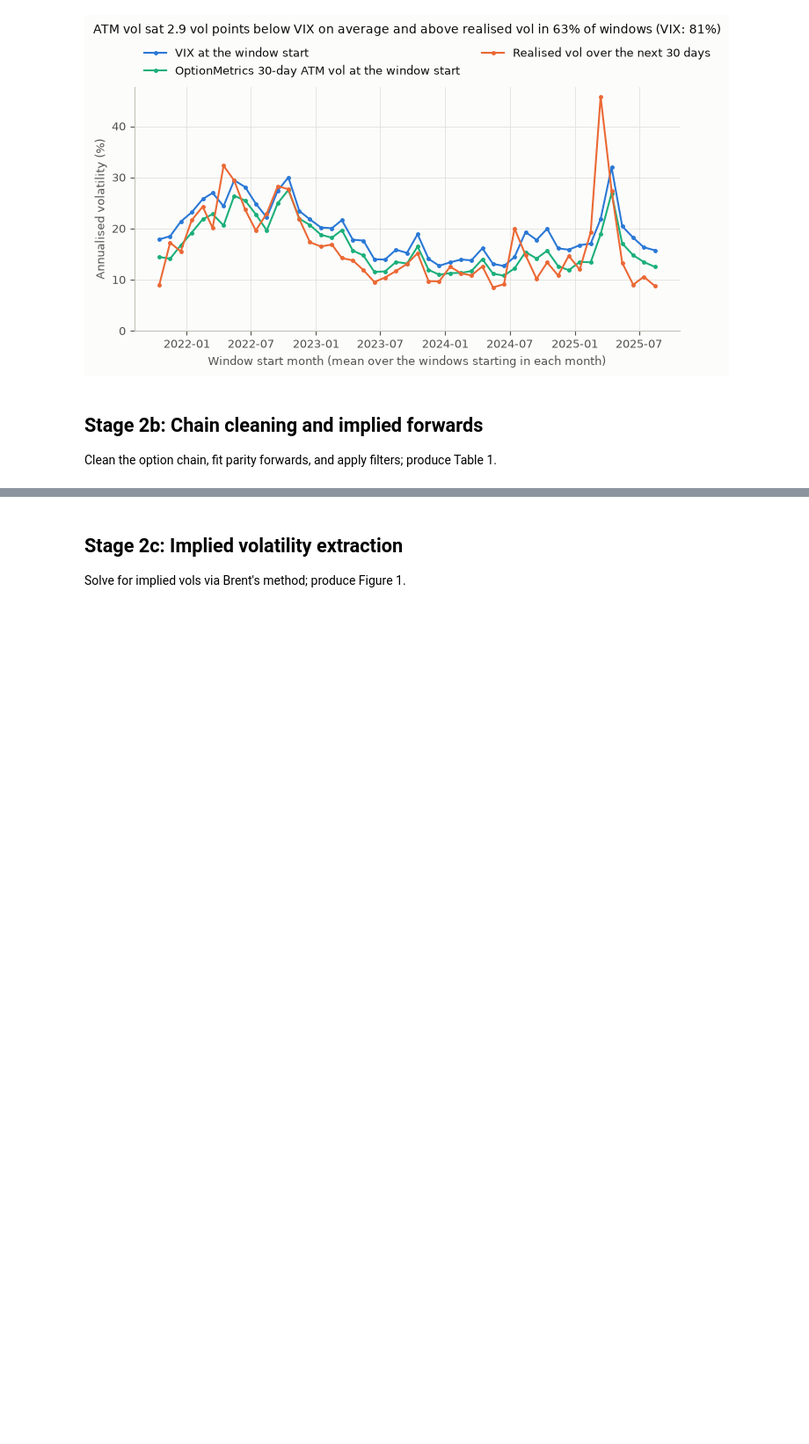
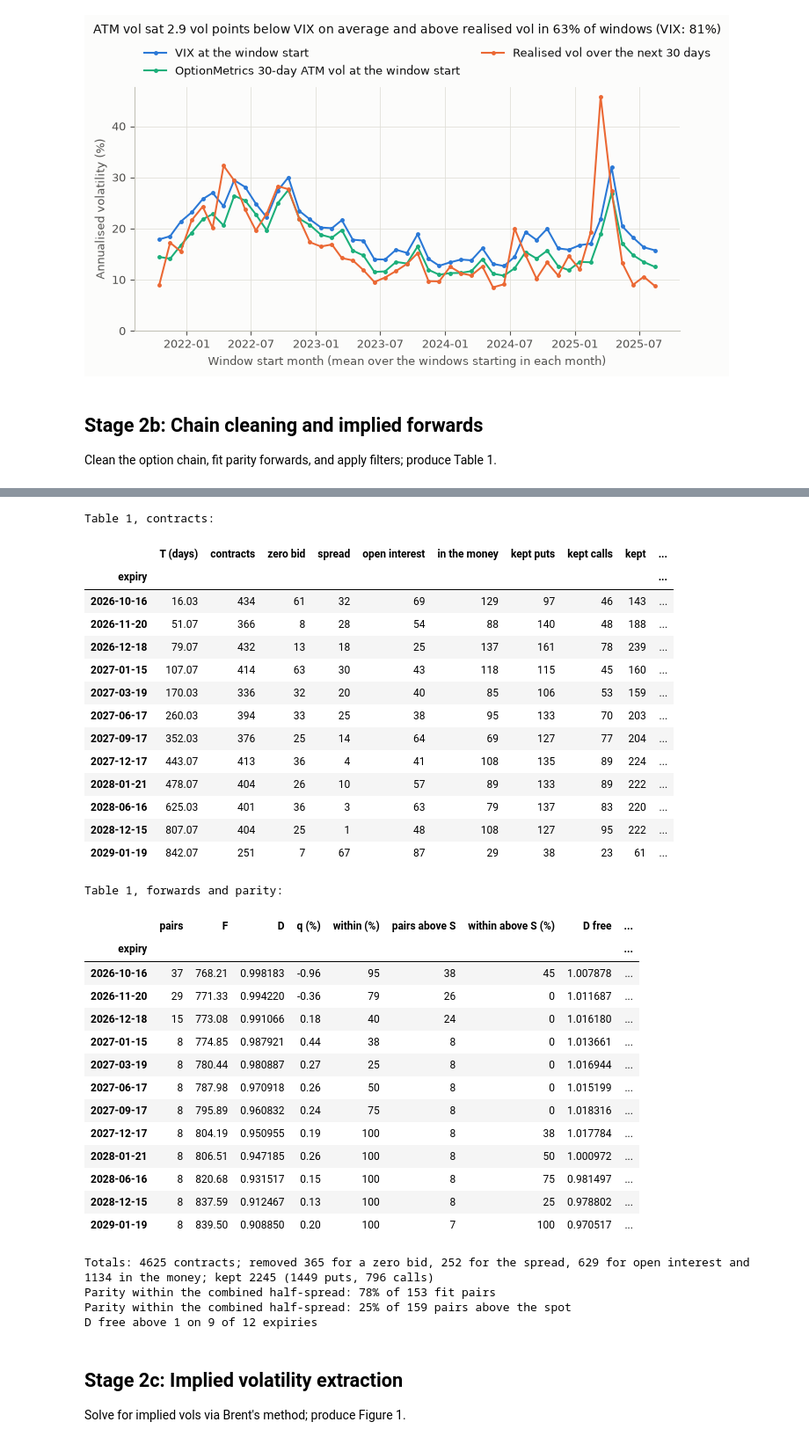
Before and after one commit to yogi-agarwal/vol-surface-delta-hedging, a Jupyter notebook: notebooks/analysis.ipynb, the cells around one changed output, grey strips where cells are left out. Shown at 88% size. Saved outputs shown, nothing was run; the diff lists cells and outputs as text; code cells hidden in the pictures; blank space fills up the shorter version.

Commit message:
stage2b: add Table 1 to the notebook

```diff
--- a/notebooks/analysis.ipynb
+++ b/notebooks/analysis.ipynb
@@ -1006,3 +1047,83 @@ Clean the option chain, fit parity forwards, and apply filters; produce Table 1.
+# %%
+table_1 = chain_summary(chain)
+table_1.index = table_1.index.strftime("%Y-%m-%d")
+removals = ["zero_bid", "spread", "open_interest", "in_the_money"]
+contracts_1 = table_1[["T_days", "contracts", *removals, "kept_puts", "kept_calls", "kept", "K_min", "K_max"]].rename(
+    columns={
+        "T_days": "T (days)", "zero_bid": "zero bid", "open_interest": "open interest",
+        "in_the_money": "in the money", "kept_puts": "kept puts", "kept_calls": "kept calls",
+        "K_min": "K min", "K_max": "K max",
+    }
+)
+print("Table 1, contracts:")
+with pd.option_context("display.float_format", "{:.2f}".format):
+    display(contracts_1)
+
+
+def percent(share):
+    """A share as a whole percentage, kept missing where the share is."""
+    return (100 * share).round().astype("Int64")
+
+
+forwards_1 = pd.DataFrame({
+    "pairs": table_1["pairs"],
+    "F": table_1["F"].round(2),
+    "D": table_1["D"].round(6),
+    "q (%)": (100 * table_1["q"]).round(2),
+    "within (%)": percent(table_1["within"]),
+    "pairs above S": table_1["pairs_upper"],
+    "within above S (%)": percent(table_1["within_upper"]),
+    "D free": table_1["D_free"].round(6),
+    "r free (%)": (100 * table_1["r_free"]).round(2),
+})
+print("Table 1, forwards and parity:")
+display(forwards_1)
+
+totals = table_1[["contracts", *removals, "kept_puts", "kept_calls", "kept"]].sum()
+print(
+    f"Totals: {totals['contracts']} contracts; removed {totals['zero_bid']} for a zero bid, {totals['spread']} for "
+    f"the spread, {totals['open_interest']} for open interest and {totals['in_the_money']} in the money; "
+    f"kept {totals['kept']} ({totals['kept_puts']} puts, {totals['kept_calls']} calls)"
+)
+for label, pairs, share in [("fit pairs", "pairs", "within"), ("pairs above the spot", "pairs_upper", "within_upper")]:
+    n = table_1[pairs].sum()
+    print(f"Parity within the combined half-spread: {(table_1[pairs] * table_1[share]).sum() / n:.0%} of {n} {label}")
+print(f"D free above 1 on {(table_1['D_free'] > 1).sum()} of {len(table_1)} expiries")
+# %% [output]
+Table 1, contracts:
+|  | T (days) | contracts | zero bid | spread | open interest | in the money | kept puts | kept calls | kept | ... |
+| expiry |  |  |  |  |  |  |  |  |  | ... |
+| 2026-10-16 | 16.03 | 434 | 61 | 32 | 69 | 129 | 97 | 46 | 143 | ... |
+| 2026-11-20 | 51.07 | 366 | 8 | 28 | 54 | 88 | 140 | 48 | 188 | ... |
+| 2026-12-18 | 79.07 | 432 | 13 | 18 | 25 | 137 | 161 | 78 | 239 | ... |
+| 2027-01-15 | 107.07 | 414 | 63 | 30 | 43 | 118 | 115 | 45 | 160 | ... |
+| 2027-03-19 | 170.03 | 336 | 32 | 20 | 40 | 85 | 106 | 53 | 159 | ... |
+| 2027-06-17 | 260.03 | 394 | 33 | 25 | 38 | 95 | 133 | 70 | 203 | ... |
+| 2027-09-17 | 352.03 | 376 | 25 | 14 | 64 | 69 | 127 | 77 | 204 | ... |
+| 2027-12-17 | 443.07 | 413 | 36 | 4 | 41 | 108 | 135 | 89 | 224 | ... |
+| 2028-01-21 | 478.07 | 404 | 26 | 10 | 57 | 89 | 133 | 89 | 222 | ... |
+| 2028-06-16 | 625.03 | 401 | 36 | 3 | 63 | 79 | 137 | 83 | 220 | ... |
+| 2028-12-15 | 807.07 | 404 | 25 | 1 | 48 | 108 | 127 | 95 | 222 | ... |
+| 2029-01-19 | 842.07 | 251 | 7 | 67 | 87 | 29 | 38 | 23 | 61 | ... |
+Table 1, forwards and parity:
+|  | pairs | F | D | q (%) | within (%) | pairs above S | within above S (%) | D free | ... |
+| expiry |  |  |  |  |  |  |  |  | ... |
+| 2026-10-16 | 37 | 768.21 | 0.998183 | -0.96 | 95 | 38 | 45 | 1.007878 | ... |
+| 2026-11-20 | 29 | 771.33 | 0.994220 | -0.36 | 79 | 26 | 0 | 1.011687 | ... |
+| 2026-12-18 | 15 | 773.08 | 0.991066 | 0.18 | 40 | 24 | 0 | 1.016180 | ... |
+| 2027-01-15 | 8 | 774.85 | 0.987921 | 0.44 | 38 | 8 | 0 | 1.013661 | ... |
+| 2027-03-19 | 8 | 780.44 | 0.980887 | 0.27 | 25 | 8 | 0 | 1.016944 | ... |
+| 2027-06-17 | 8 | 787.98 | 0.970918 | 0.26 | 50 | 8 | 0 | 1.015199 | ... |
+| 2027-09-17 | 8 | 795.89 | 0.960832 | 0.24 | 75 | 8 | 0 | 1.018316 | ... |
+| 2027-12-17 | 8 | 804.19 | 0.950955 | 0.19 | 100 | 8 | 38 | 1.017784 | ... |
+| 2028-01-21 | 8 | 806.51 | 0.947185 | 0.26 | 100 | 8 | 50 | 1.000972 | ... |
+| 2028-06-16 | 8 | 820.68 | 0.931517 | 0.15 | 100 | 8 | 75 | 0.981497 | ... |
+| 2028-12-15 | 8 | 837.59 | 0.912467 | 0.13 | 100 | 8 | 25 | 0.978802 | ... |
+| 2029-01-19 | 8 | 839.50 | 0.908850 | 0.20 | 100 | 7 | 100 | 0.970517 | ... |
+Totals: 4625 contracts; removed 365 for a zero bid, 252 for the spread, 629 for open interest and 1134 in the money; kept 2245 (1449 puts, 796 calls)
+Parity within the combined half-spread: 78% of 153 fit pairs
+Parity within the combined half-spread: 25% of 159 pairs above the spot
+D free above 1 on 9 of 12 expiries
 # %% [markdown]
 ## Stage 2c: Implied volatility extraction
 
```
Also changed, not shown: parts of 3 cells of this notebook, 1 other file.
